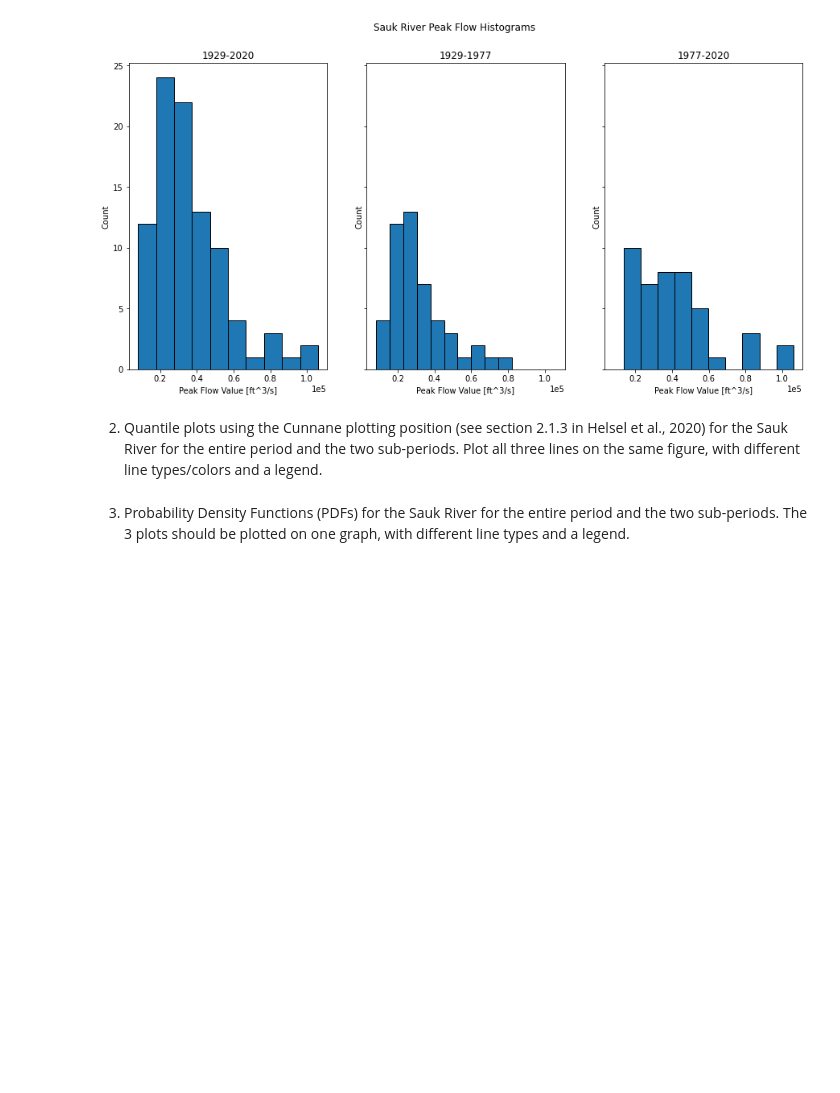
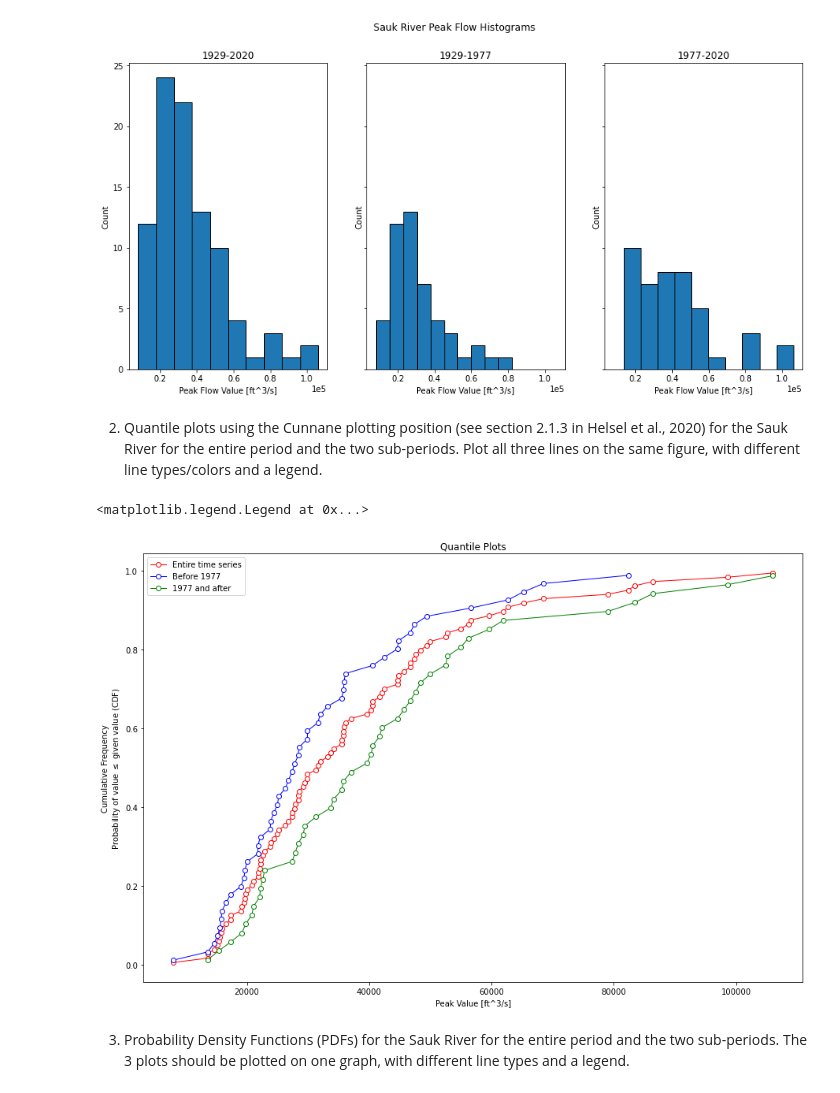
Before and after one commit to egagli/cewa565, a Jupyter notebook: homework/1/hw1.ipynb, the cells around one changed output. Cells and saved outputs as stored; diff of their text form; code cells hidden in the pictures; blank space fills up the shorter version.

```diff
--- a/homework/1/hw1.ipynb
+++ b/homework/1/hw1.ipynb
@@ -75,6 +75,37 @@ for axs in ax:
 [figure]
 # %% [markdown]
 2. Quantile plots using the Cunnane plotting position (see section 2.1.3 in Helsel et al., 2020) for the Sauk River for the entire period and the two sub-periods. Plot all three lines on the same figure, with different line types/colors and a legend.
+# %%
+def cunnane_quantile(df, column_name):
+    '''This function will compute the Cunnane plotting position for the values in a column of a dataframe.
+    It requres a pandas dataframe, and the column name of interest (a text string) as inputs.
+    The output is a new dataframe, ranked (sorted) with an extra column with the plotting position.'''
+
+    # Rank all our values
+    ranked_df = df.sort_values(by=[column_name]).reset_index()
+
+    # Calculate the Cunnane plotting position
+    ranked_df['cunnane_plotting_position'] = ((ranked_df.index + 1) - (2/5)) / (ranked_df[column_name].count() + (1/5))
+
+    return ranked_df
+# %%
+f,ax = plt.subplots(figsize=(15,10))
+cunnane_quantile(Sauk_data,'peak_va').plot(ax=ax,x='peak_va',y='cunnane_plotting_position',linestyle='-', lw=1,
+               marker='o', markerfacecolor='white', markeredgecolor='r',
+               color='r',label='Entire time series')
+cunnane_quantile(Sauk_data_before_1977,'peak_va').plot(ax=ax,x='peak_va',y='cunnane_plotting_position',linestyle='-', lw=1,
+               marker='o', markerfacecolor='white', markeredgecolor='b',
+               color='b',label='Before 1977')
+cunnane_quantile(Sauk_data_after_1977,'peak_va').plot(ax=ax,x='peak_va',y='cunnane_plotting_position',linestyle='-', lw=1,
+               marker='o', markerfacecolor='white', markeredgecolor='g',
+               color='g',label='1977 and after')
+ax.set_title('Quantile Plots')
+ax.set_xlabel('Peak Value [ft^3/s]')
+ax.set_ylabel('Cumulative Frequency\nProbability of value $\leq$ given value (CDF)')
+ax.legend()
+# %% [output]
+<matplotlib.legend.Legend at 0x...>
+[figure, added]
 # %% [markdown]
 3. Probability Density Functions (PDFs) for the Sauk River for the entire period and the two sub-periods. The 3 plots should be plotted on one graph, with different line types and a legend.
 # %% [markdown]
```
Also changed, not shown: 3 other files.
